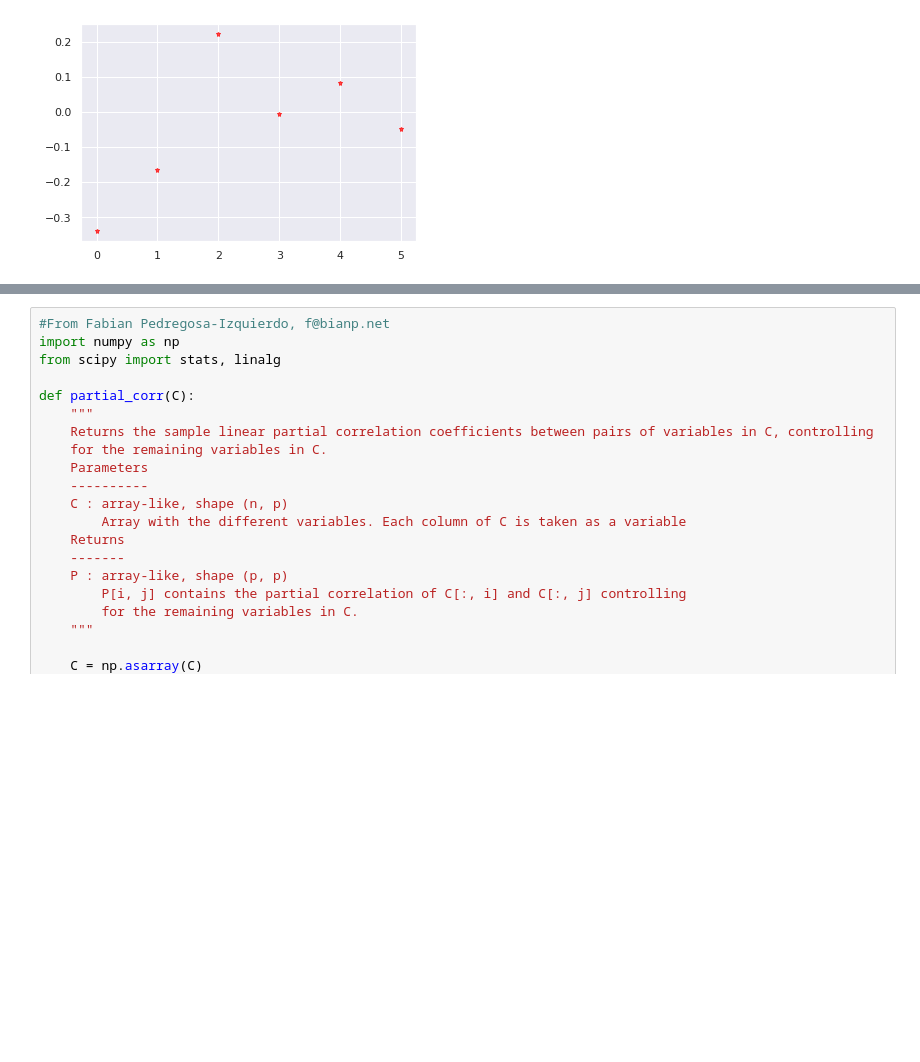
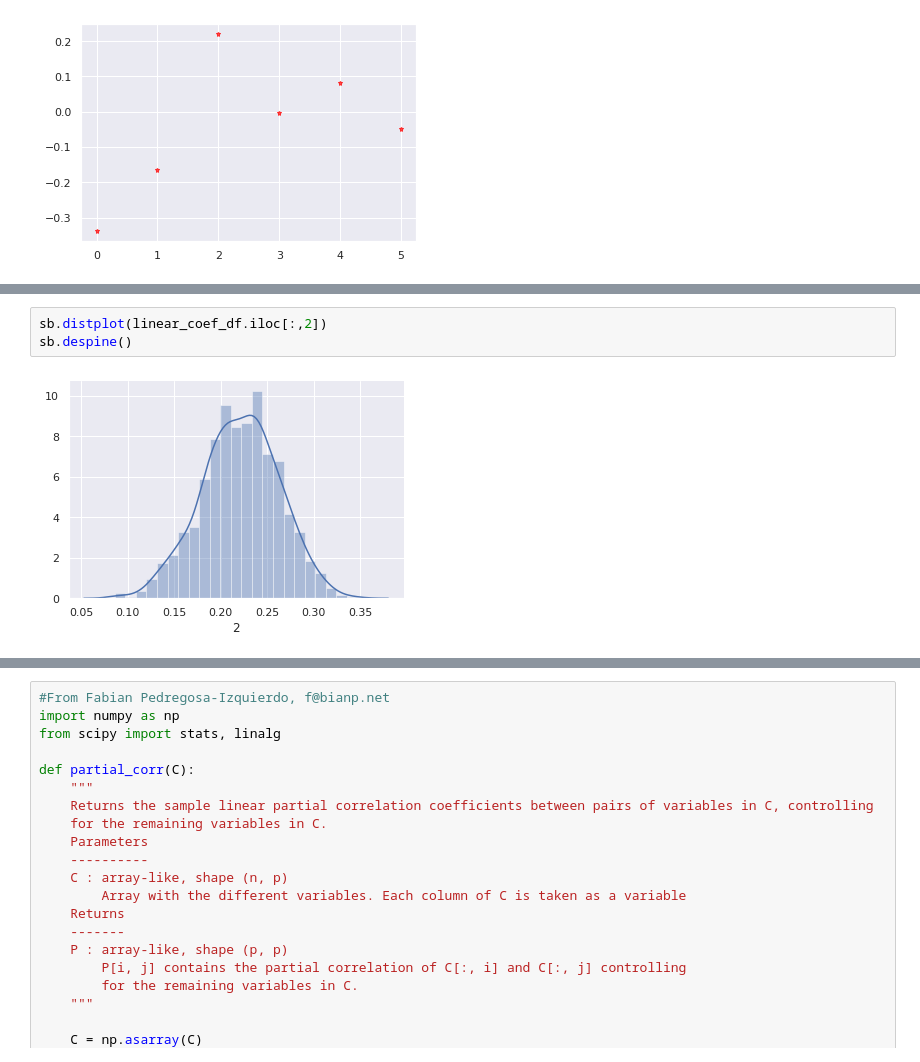
Before and after one commit to MamiyaA/FeatureFinder, a Jupyter notebook: LassoRegression_plus_LinearRegressionWithInteractions.ipynb, the cells around one changed output, grey strips where cells are left out. Drawn from its saved outputs; the diff is of its cells as text; blank space fills up the shorter version.

```diff
--- a/LassoRegression_plus_LinearRegressionWithInteractions.ipynb
+++ b/LassoRegression_plus_LinearRegressionWithInteractions.ipynb
@@ -234,0 +241,5 @@ plt.plot(mean_linear_coef,alpha=0.7,linestyle='none',marker='*',markersize=5,col
+# %%
+sb.distplot(linear_coef_df.iloc[:,2])
+sb.despine()
+# %% [output]
+[figure, added]
```
Also changed, not shown: parts of 17 cells of this notebook, 3 other files.
